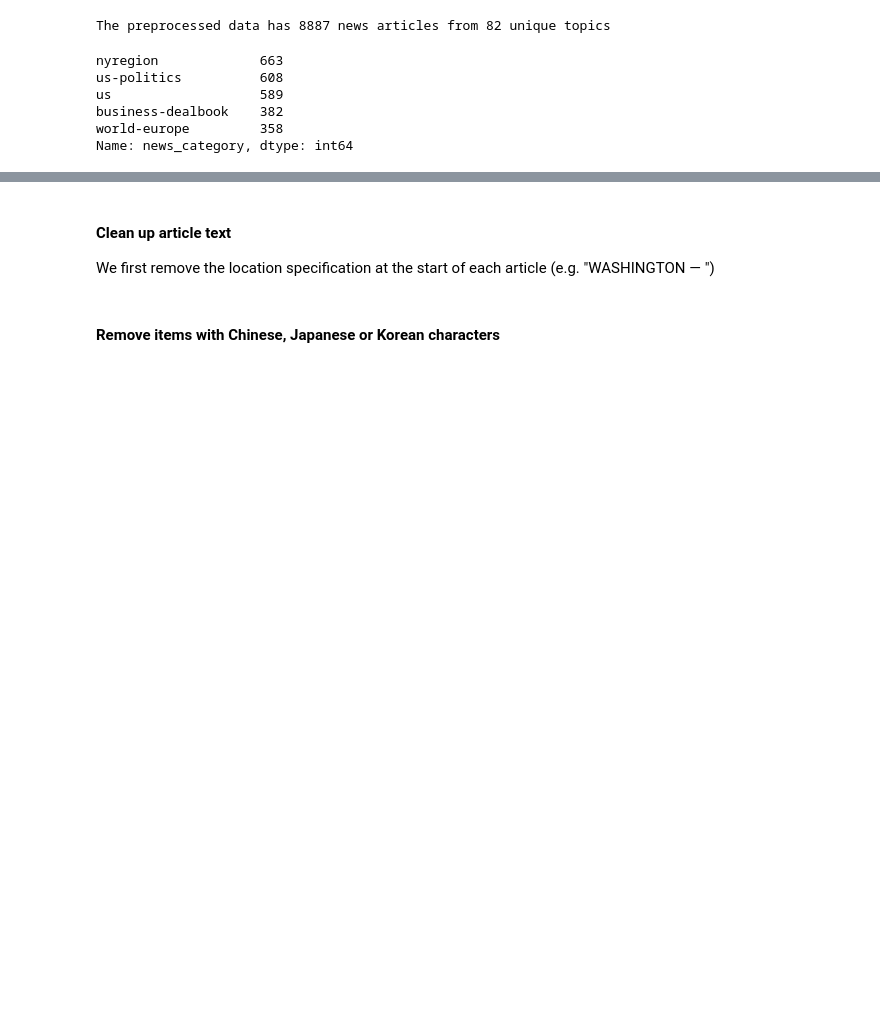
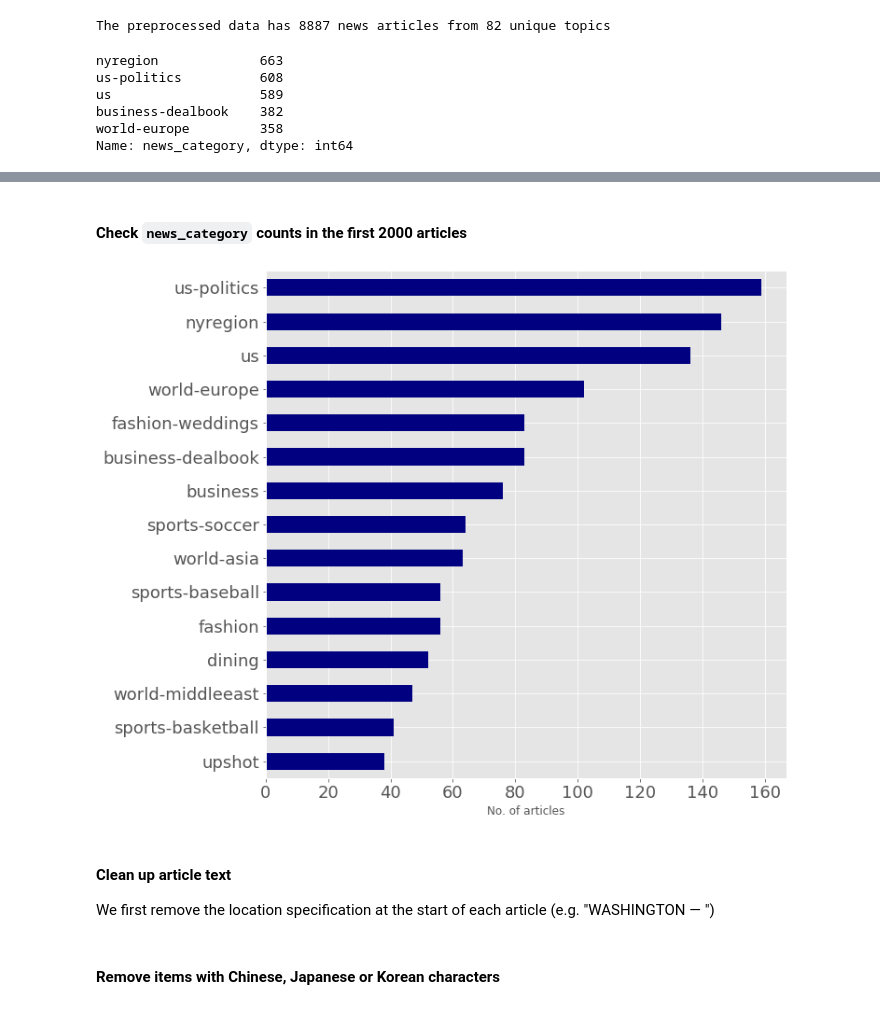
Before and after one commit to prrao87/topic-modelling, a Jupyter notebook: data/preprocess.ipynb, the cells around one changed output, grey strips where cells are left out. Cells and saved outputs as stored; diff of their text form; code cells hidden in the pictures; blank space fills up the shorter version.

```diff
--- a/data/preprocess.ipynb
+++ b/data/preprocess.ipynb
@@ -161,3 +167,12 @@ c_topics.sort_values(by='news_category', ascending=True).plot(kind = 'barh', col
+# %% [markdown]
+#### Check `news_category` counts in the first 2000 articles
+# %%
+top_2000_topics =  df.loc[:2000, ('news_category')].value_counts().to_frame()[:15]
+top_2000_topics.sort_values(by='news_category', ascending=True).plot(kind='barh', colormap='jet', legend=False, figsize=(10, 10));
+
+plt.xlabel('No. of articles');
+# %% [output]
+[figure, added]
 # %% [markdown]
 #### Clean up article text
 
```
Also changed, not shown: parts of 2 cells of this notebook, 7 other files.
